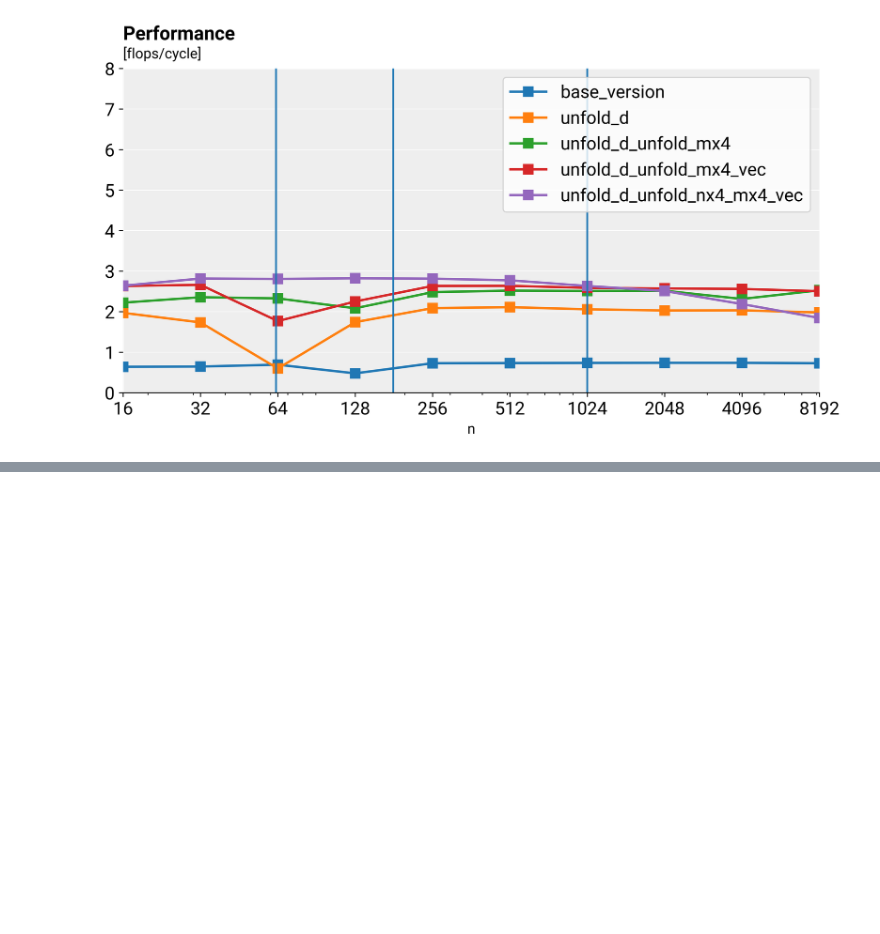
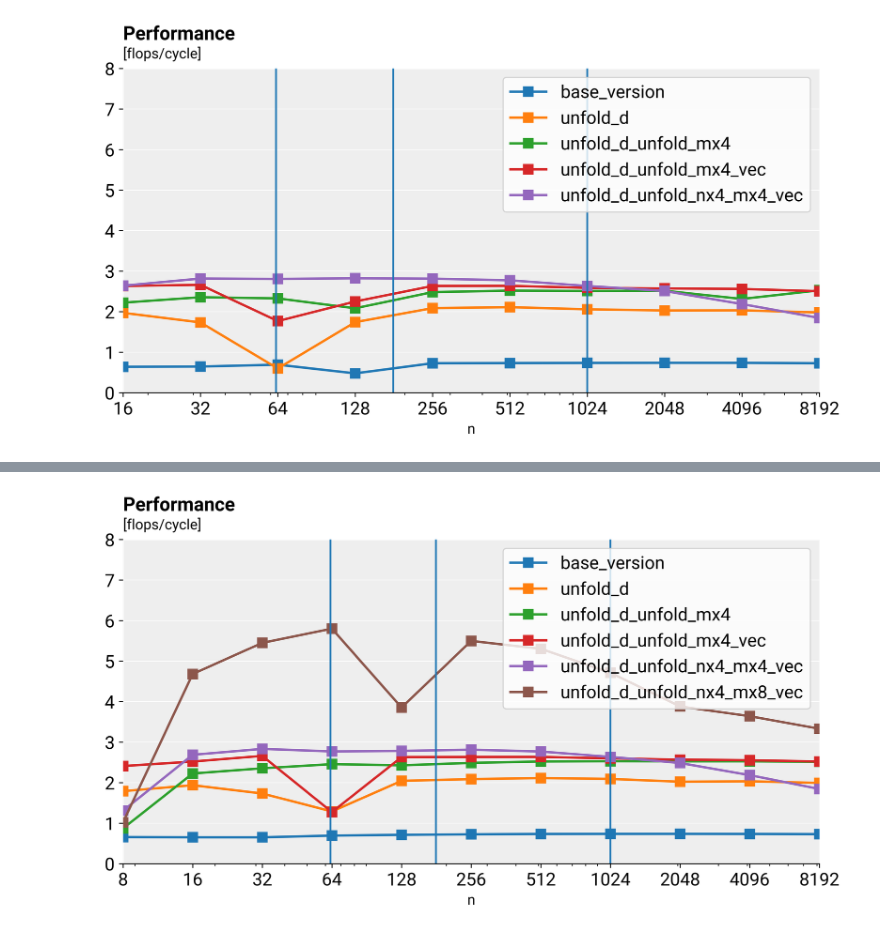
Before and after one commit to albertomontesg/fast-tsne, a Jupyter notebook: code/implementations/optimizations/gradient_computation_and_update/benchmarking/benchmarking.ipynb, the cells around one changed output, grey strips where cells are left out. Cells and saved outputs as stored; diff of their text form; code cells hidden in the pictures; blank space fills up the shorter version.

```diff
--- a/code/implementations/optimizations/gradient_computation_and_update/benchmarking/benchmarking.ipynb
+++ b/code/implementations/optimizations/gradient_computation_and_update/benchmarking/benchmarking.ipynb
@@ -102,0 +107,32 @@ plt.show()
+# %%
+data = pd.read_csv("./bench2.csv")
+# Extract the input size
+N = data["N"].as_matrix()
+# Decompose the data frame into the different functions and compute the performance
+func_names = data.columns.values[1:]
+perf = []
+flops = {
+    "base_version": 3 * N * (N - 1)*(1 + d) + 4*N*d,
+    "unfold_d": 3 * N * (N - 1)*(1 + d) + 4*N*d,
+    "unfold_d_unfold_mx4": 3 * N * (N - 1)*(1 + d)+4*N*d,
+    "unfold_d_unfold_mx4_vec": N/4*N/4*(4*8*6) + N*d/(8*4) *(4*8+4*16+4*8),
+    "unfold_d_unfold_nx4_mx4_vec": N/16*(N/4*(64*8 + 4*7*8 + 4*8) + (4*8 + 4*16)) + N/(4*8) * (4*8),
+    "unfold_d_unfold_nx4_mx8_vec": N/16*(N/8*(16*8 + 4*8*8 + 4*4*8 + 4*4*8 + 4*16*8) + (4*8 + 4*16)) + N/(4*8) * (4*8),
+}
+
+for func in func_names:
+    cycles = data[func].as_matrix()
+    P = flops[func] / cycles
+    perf.append(P)
+perf = np.array(perf)
+
+ax = plot(N, perf, labels=func_names, ylim=8, title="Performance")
+ax.set_xscale("log")
+ax.set_xticks(N)
+ax.set_xticklabels(N)
+ax.axvline(N_cache1)
+ax.axvline(N_cache2)
+ax.axvline(N_cache3)
+plt.show()
+# %% [output]
+[figure, added]
```
Also changed, not shown: parts of 2 cells of this notebook, 3 other files.
